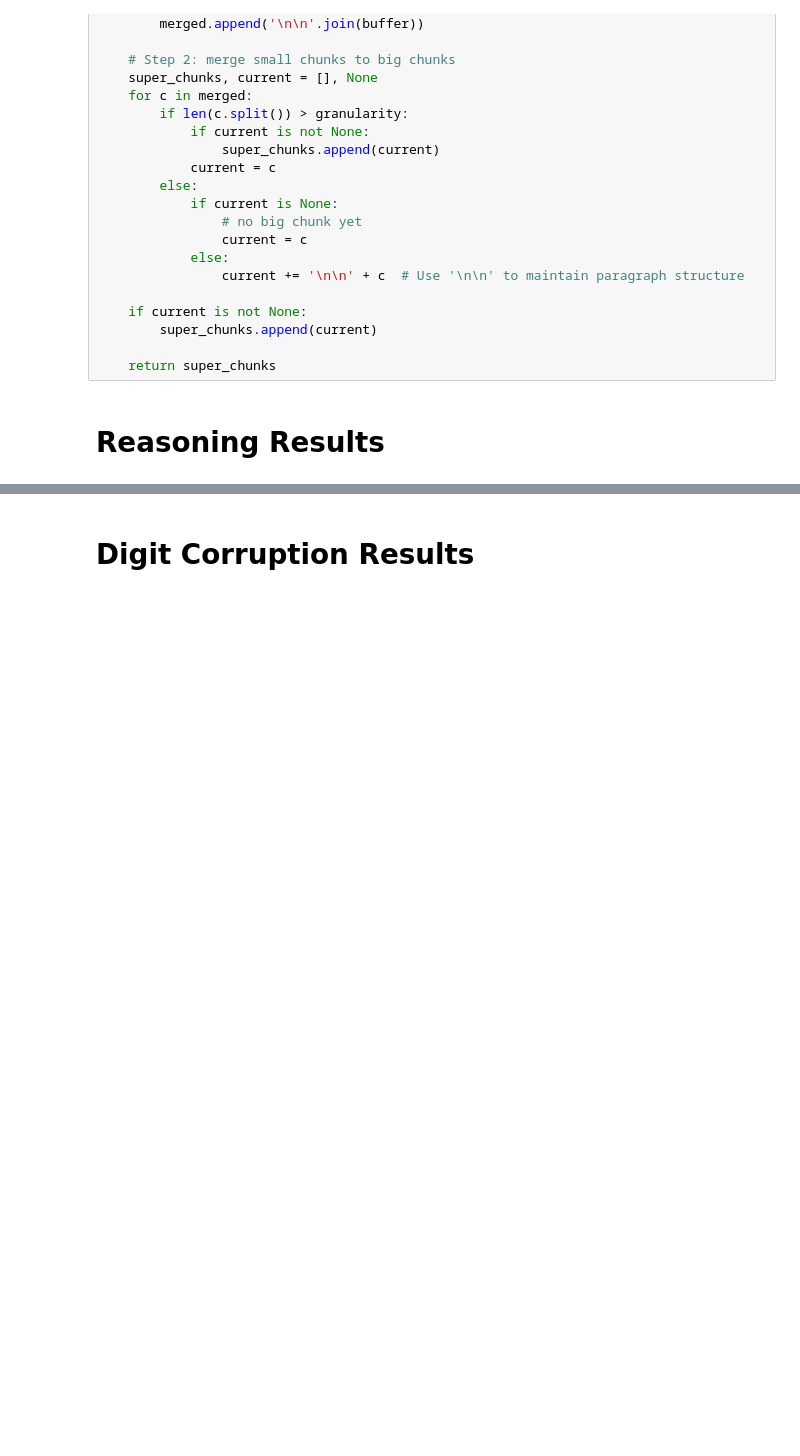
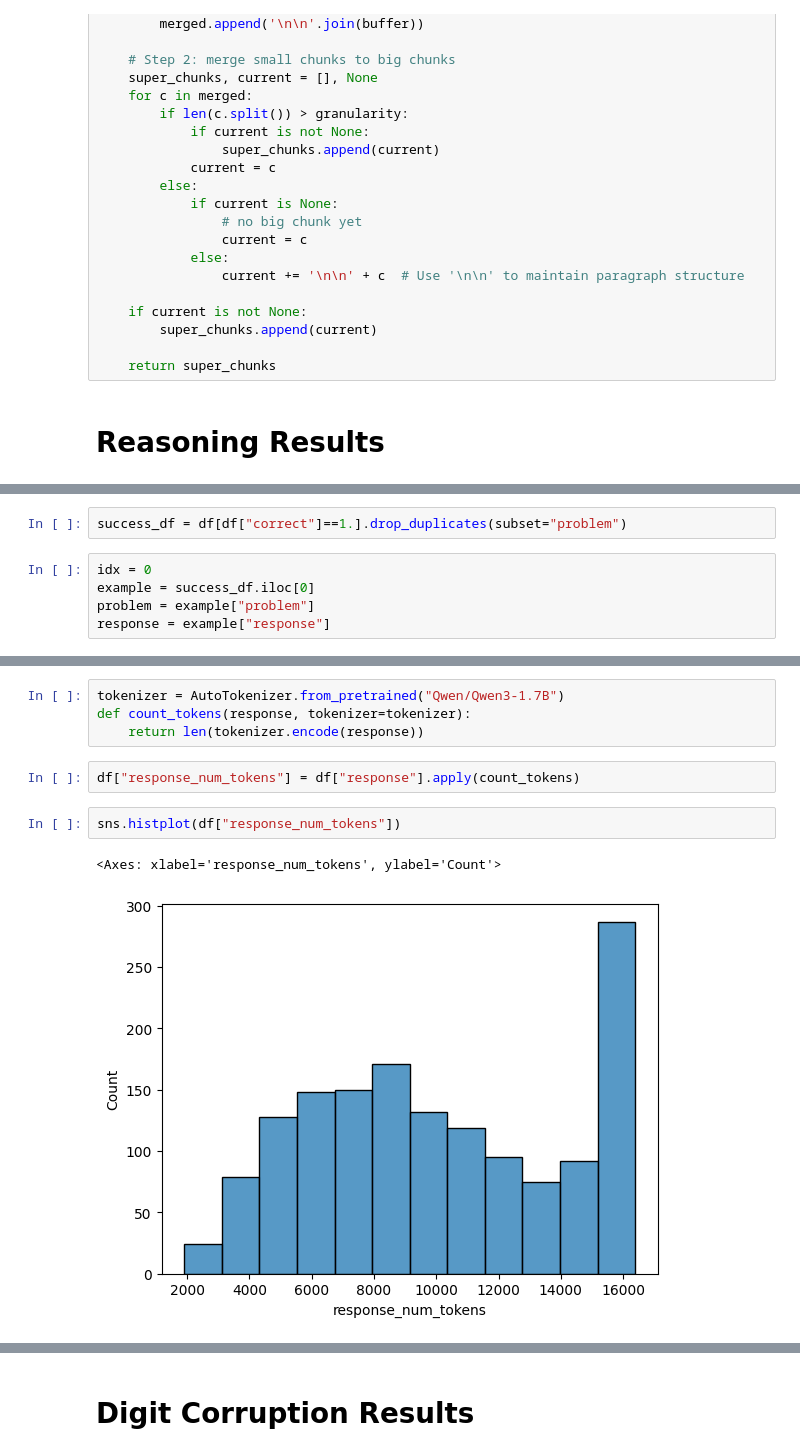
Before and after one commit to Aochong-Li/perturb-r, a Jupyter notebook: notebook/perturb on hendrycks math.ipynb, the cells around one changed output, grey strips where cells are left out. Cells and saved outputs as stored; diff of their text form; blank space fills up the shorter version.

```diff
--- a/notebook/perturb on hendrycks math.ipynb
+++ b/notebook/perturb on hendrycks math.ipynb
@@ -84,0 +132,7 @@ sns.histplot(df.groupby(["unique_id"])["correct"].sum().to_frame()["correct"])
+# %%
+success_df = df[df["correct"]==1.].drop_duplicates(subset="problem")
+# %%
+idx = 0
+example = success_df.iloc[0]
+problem = example["problem"]
+response = example["response"]
@@ -84,0 +156,11 @@ sns.histplot(df.groupby(["unique_id"])["correct"].sum().to_frame()["correct"])
+# %%
+tokenizer = AutoTokenizer.from_pretrained("Qwen/Qwen3-1.7B")
+def count_tokens(response, tokenizer=tokenizer):
+    return len(tokenizer.encode(response))
+# %%
+df["response_num_tokens"] = df["response"].apply(count_tokens)
+# %%
+sns.histplot(df["response_num_tokens"])
+# %% [output]
+<Axes: xlabel='response_num_tokens', ylabel='Count'>
+[figure, added]
```
Also changed, not shown: parts of 52 cells of this notebook, 22 other files.
